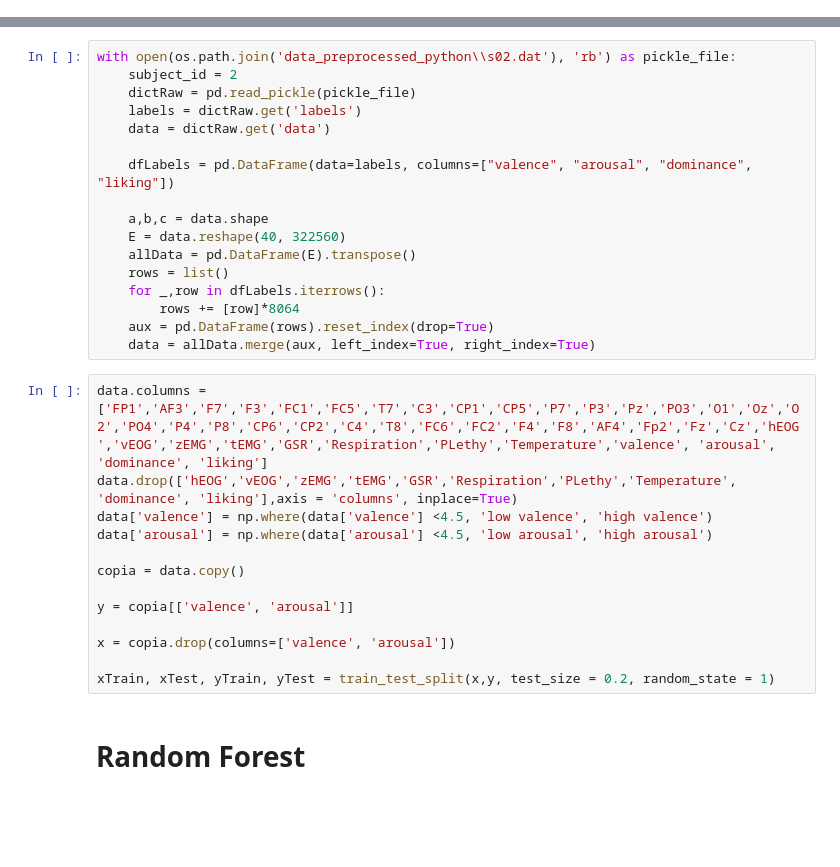
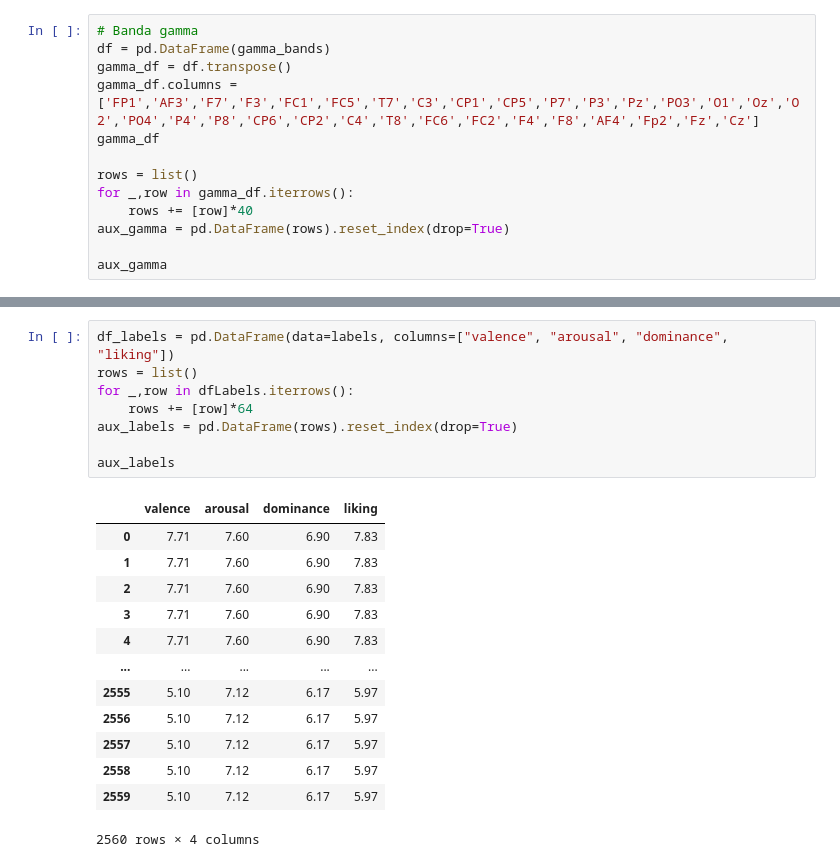
Before and after one commit to imjaimeortiz/TFG_BCI_Emotions_tests, a Jupyter notebook: Experiment5.ipynb, the cells around one changed output, grey strips where cells are left out. Saved outputs shown, nothing was run; the diff lists cells and outputs as text; blank space fills up the shorter version.

```diff
--- a/Experiment5.ipynb
+++ b/Experiment5.ipynb
@@ -24,0 +277,13 @@ No feature extraction.
+# %%
+# Banda gamma
+df = pd.DataFrame(gamma_bands)
+gamma_df = df.transpose()
+gamma_df.columns = ['FP1','AF3','F7','F3','FC1','FC5','T7','C3','CP1','CP5','P7','P3','Pz','PO3','O1','Oz','O2','PO4','P4','P8','CP6','CP2','C4','T8','FC6','FC2','F4','F8','AF4','Fp2','Fz','Cz']
+gamma_df
+
+rows = list()
+for _,row in gamma_df.iterrows():
+    rows += [row]*40
+aux_gamma = pd.DataFrame(rows).reset_index(drop=True)
+
+aux_gamma
@@ -25,32 +304,22 @@ No feature extraction.
 # %%
-with open(os.path.join('data_preprocessed_python\\s02.dat'), 'rb') as pickle_file:
-    subject_id = 2
-    dictRaw = pd.read_pickle(pickle_file)
-    labels = dictRaw.get('labels')
-    data = dictRaw.get('data')
+df_labels = pd.DataFrame(data=labels, columns=["valence", "arousal", "dominance", "liking"])
+rows = list()
+for _,row in dfLabels.iterrows():
+    rows += [row]*64
+aux_labels = pd.DataFrame(rows).reset_index(drop=True)
 
-    dfLabels = pd.DataFrame(data=labels, columns=["valence", "arousal", "dominance", "liking"])
-
-    a,b,c = data.shape
-    E = data.reshape(40, 322560)
-    allData = pd.DataFrame(E).transpose()
-    rows = list()
-    for _,row in dfLabels.iterrows():
-        rows += [row]*8064
-    aux = pd.DataFrame(rows).reset_index(drop=True)
-    data = allData.merge(aux, left_index=True, right_index=True)
+aux_labels
+# %% [output]
+|  | valence | arousal | dominance | liking |
+| 0 | 7.71 | 7.60 | 6.90 | 7.83 |
+| 1 | 7.71 | 7.60 | 6.90 | 7.83 |
+| 2 | 7.71 | 7.60 | 6.90 | 7.83 |
+| 3 | 7.71 | 7.60 | 6.90 | 7.83 |
+| 4 | 7.71 | 7.60 | 6.90 | 7.83 |
+| ... | ... | ... | ... | ... |
+| 2555 | 5.10 | 7.12 | 6.17 | 5.97 |
+| 2556 | 5.10 | 7.12 | 6.17 | 5.97 |
+| 2557 | 5.10 | 7.12 | 6.17 | 5.97 |
+| 2558 | 5.10 | 7.12 | 6.17 | 5.97 |
+| 2559 | 5.10 | 7.12 | 6.17 | 5.97 |
+2560 rows × 4 columns
-# %%
-data.columns = ['FP1','AF3','F7','F3','FC1','FC5','T7','C3','CP1','CP5','P7','P3','Pz','PO3','O1','Oz','O2','PO4','P4','P8','CP6','CP2','C4','T8','FC6','FC2','F4','F8','AF4','Fp2','Fz','Cz','hEOG','vEOG','zEMG','tEMG','GSR','Respiration','PLethy','Temperature','valence', 'arousal', 'dominance', 'liking']
-data.drop(['hEOG','vEOG','zEMG','tEMG','GSR','Respiration','PLethy','Temperature', 'dominance', 'liking'],axis = 'columns', inplace=True)
-data['valence'] = np.where(data['valence'] <4.5, 'low valence', 'high valence')
-data['arousal'] = np.where(data['arousal'] <4.5, 'low arousal', 'high arousal')
-
-copia = data.copy()
-
-y = copia[['valence', 'arousal']]
-
-x = copia.drop(columns=['valence', 'arousal'])
-
-xTrain, xTest, yTrain, yTest = train_test_split(x,y, test_size = 0.2, random_state = 1)
-# %% [markdown]
-# Random Forest
```
Also changed, not shown: parts of 30 cells of this notebook, 13 other files.
